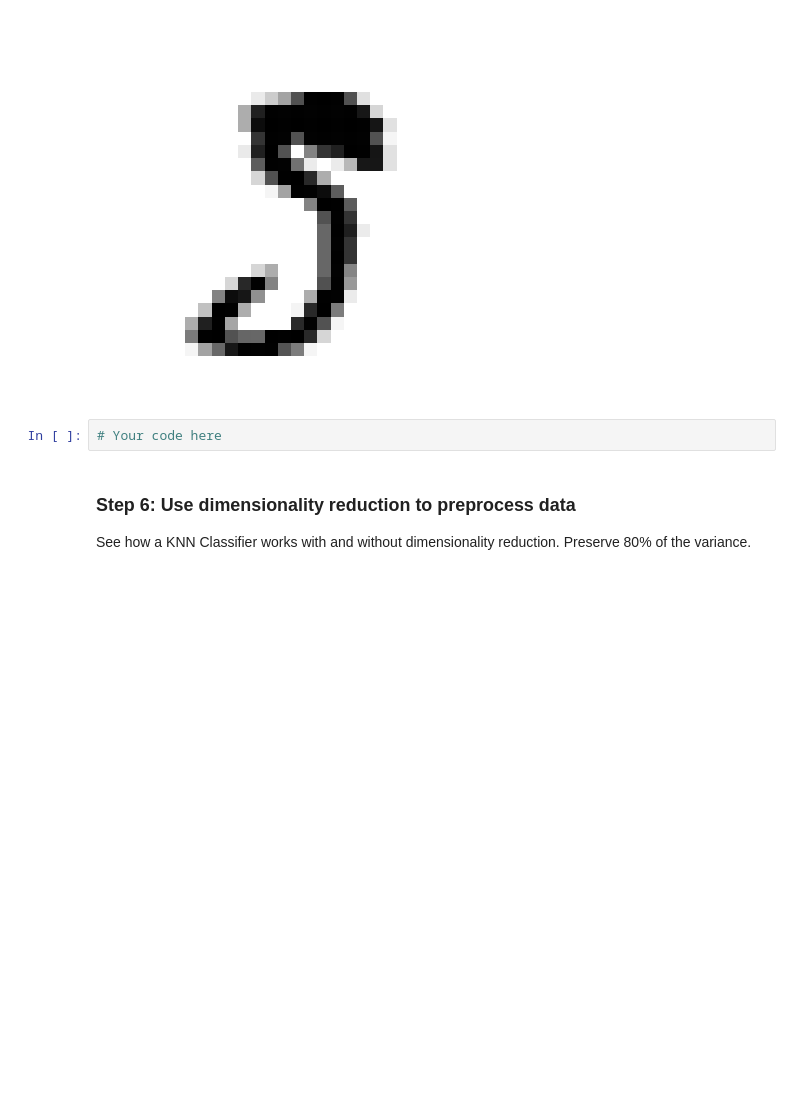
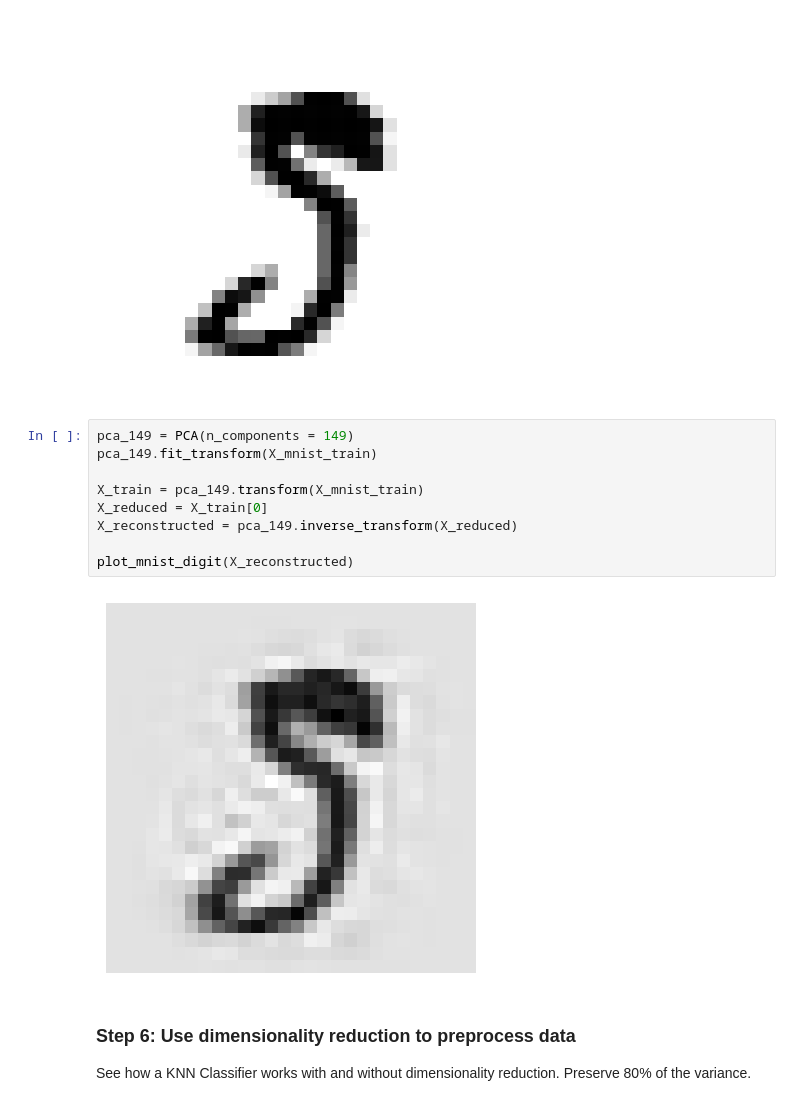
Before and after one commit to SU-IST707-FS25/week-4-materials-zseidel18, a Jupyter notebook: assignment.ipynb, the cells around one changed output. Cells and saved outputs as stored; diff of their text form; blank space fills up the shorter version.

```diff
--- a/assignment.ipynb
+++ b/assignment.ipynb
@@ -70,7 +102,16 @@ plot_mnist_digit(X_mnist_train[0])
 # %% [output]
 [figure]
 # %%
-# Your code here
+pca_149 = PCA(n_components = 149)
+pca_149.fit_transform(X_mnist_train)
+
+X_train = pca_149.transform(X_mnist_train)
+X_reduced = X_train[0]
+X_reconstructed = pca_149.inverse_transform(X_reduced)
+
+plot_mnist_digit(X_reconstructed)
+# %% [output]
+[figure, added]
 # %% [markdown]
 ### Step 6: Use dimensionality reduction to preprocess data
 
```
Also changed, not shown: parts of 7 cells of this notebook.
